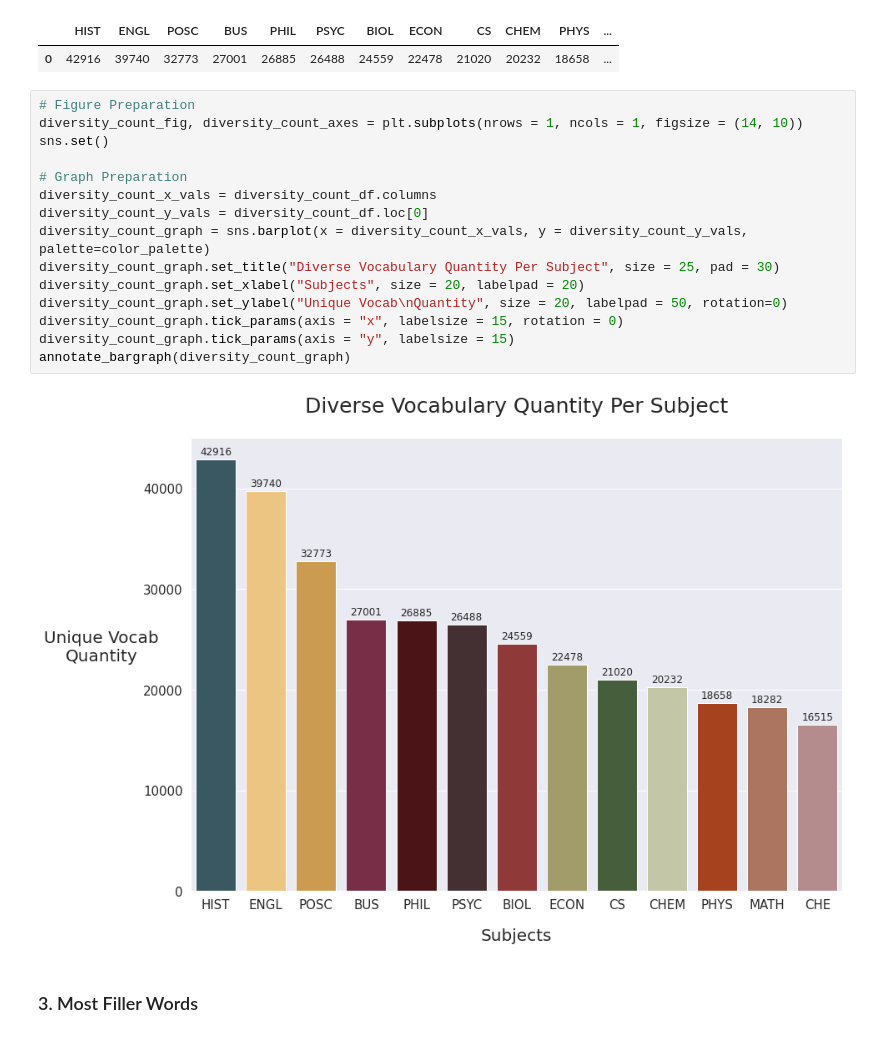
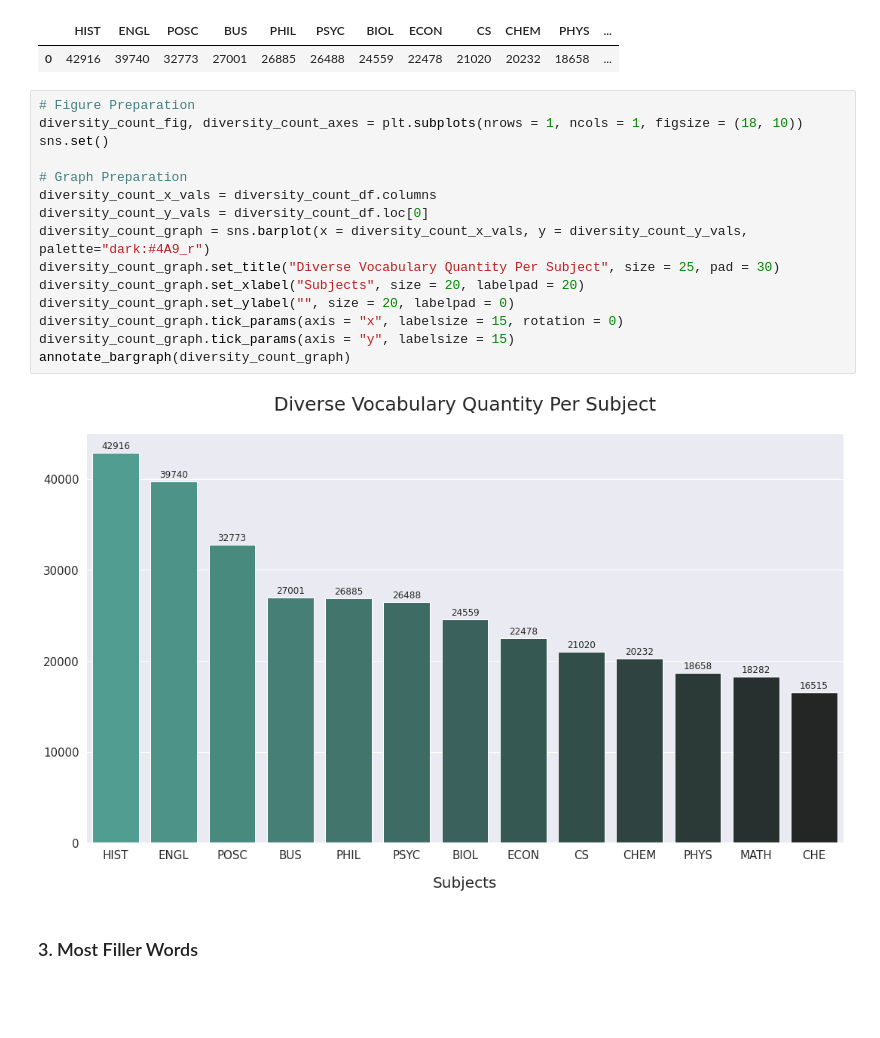
Before and after one commit to richard-duong/GuessTheClass, a Jupyter notebook: notebooks/bag_of_words_analysis.ipynb, the cells around one changed output. Drawn from its saved outputs; the diff is of its cells as text; blank space fills up the shorter version.

```diff
--- a/notebooks/bag_of_words_analysis.ipynb
+++ b/notebooks/bag_of_words_analysis.ipynb
@@ -190,21 +230,21 @@ diversity_count_df
 | 0 | 42916 | 39740 | 32773 | 27001 | 26885 | 26488 | 24559 | 22478 | 21020 | 20232 | 18658 | ... |
 # %%
 # Figure Preparation
-diversity_count_fig, diversity_count_axes = plt.subplots(nrows = 1, ncols = 1, figsize = (14, 10))
+diversity_count_fig, diversity_count_axes = plt.subplots(nrows = 1, ncols = 1, figsize = (18, 10))
 sns.set()
 
 # Graph Preparation
 diversity_count_x_vals = diversity_count_df.columns
 diversity_count_y_vals = diversity_count_df.loc[0]
-diversity_count_graph = sns.barplot(x = diversity_count_x_vals, y = diversity_count_y_vals, palette=color_palette)
+diversity_count_graph = sns.barplot(x = diversity_count_x_vals, y = diversity_count_y_vals, palette="dark:#4A9_r")
 diversity_count_graph.set_title("Diverse Vocabulary Quantity Per Subject", size = 25, pad = 30)
 diversity_count_graph.set_xlabel("Subjects", size = 20, labelpad = 20)
-diversity_count_graph.set_ylabel("Unique Vocab\nQuantity", size = 20, labelpad = 50, rotation=0)
+diversity_count_graph.set_ylabel("", size = 20, labelpad = 0)
 diversity_count_graph.tick_params(axis = "x", labelsize = 15, rotation = 0)
 diversity_count_graph.tick_params(axis = "y", labelsize = 15)
 annotate_bargraph(diversity_count_graph)
 # %% [output]
-[figure, old version]
+[figure, new version]
 # %% [markdown]
 <h3>3. Most Filler Words</h3>
 # %%
```
Also changed, not shown: parts of 14 cells of this notebook, 12 other files.
